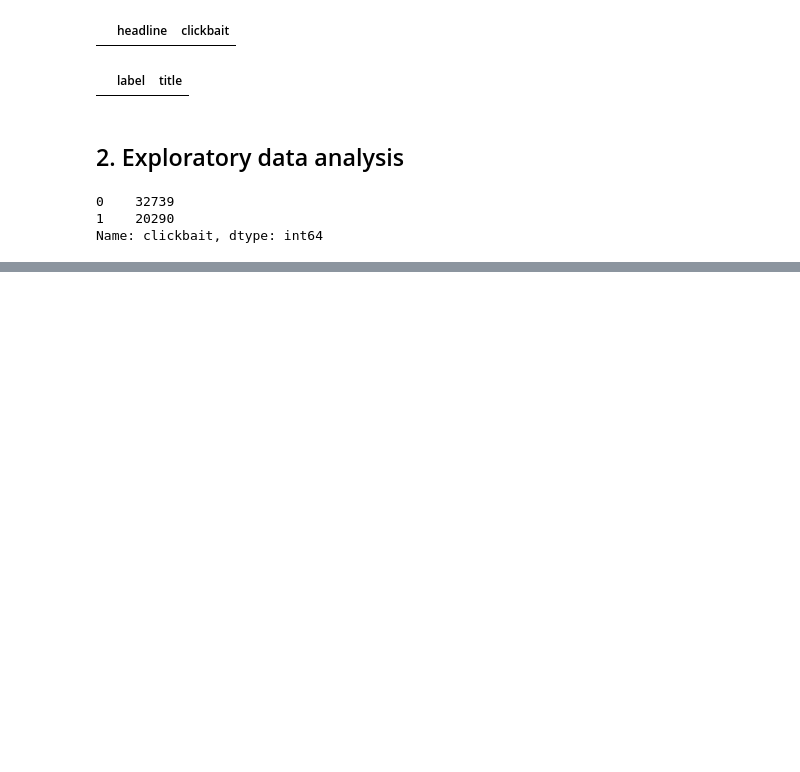
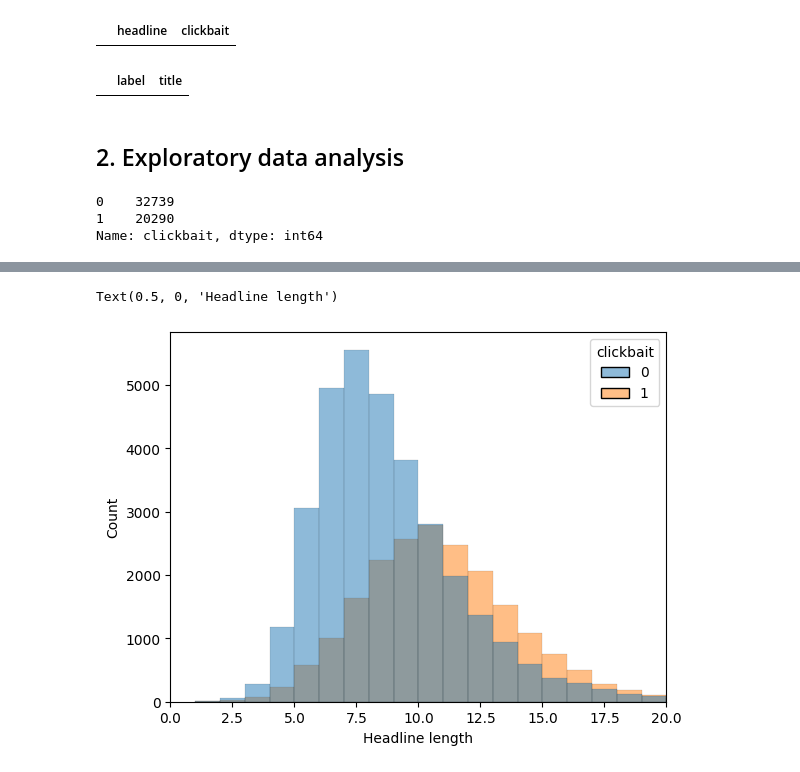
Before and after one commit to minhtuan27/uda-finalproject, a Jupyter notebook: notebooks/UDA_FinalProject_Nguyen.ipynb, the cells around one changed output, grey strips where cells are left out. Drawn from its saved outputs; the diff is of its cells as text; code cells hidden in the pictures; blank space fills up the shorter version.

```diff
--- a/notebooks/UDA_FinalProject_Nguyen.ipynb
+++ b/notebooks/UDA_FinalProject_Nguyen.ipynb
@@ -72,0 +77,4 @@ ModuleNotFoundError: No module named 'nltk'
+# %%
+# Compare title, word lengths of clickbait vs non-clickbait headlines
+df["headline_length"] = df["headline_tokens"].apply(len)
+df["avg_word_length"] = df["headline_tokens"].apply(lambda tokens: sum([len(token) for token in tokens]) / len(tokens))
@@ -72,0 +84,7 @@ ModuleNotFoundError: No module named 'nltk'
+# %%
+sns.histplot(df, x="headline_length", hue="clickbait", binwidth=1)
+plt.xlim(0, 20)
+plt.xlabel("Headline length")
+# %% [output]
+Text(0.5, 0, 'Headline length')
+[figure, added]
```
Also changed, not shown: parts of 16 cells of this notebook, 1 other file.
